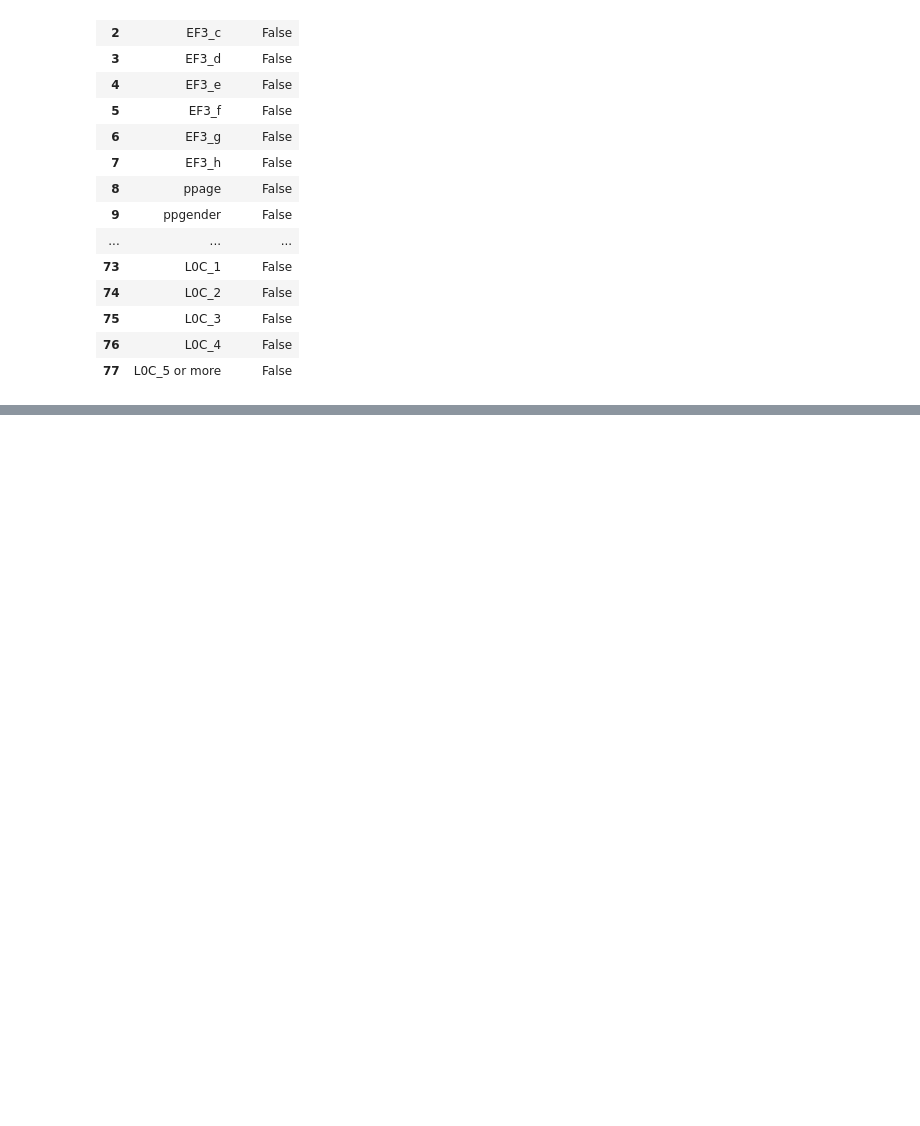
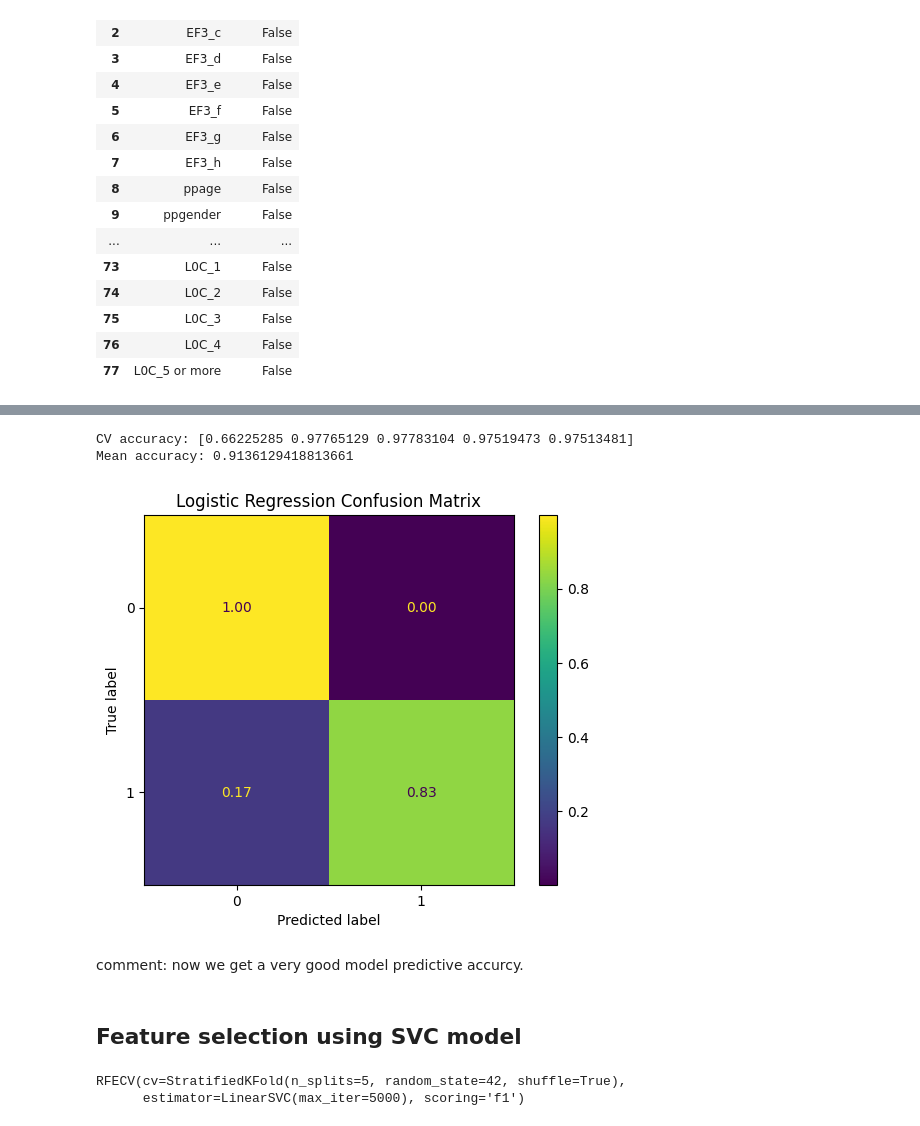
Before and after one commit to mw1296/DSAN5300, a Jupyter notebook: dsan5300_group1_final_project/code.ipynb, the cells around one changed output, grey strips where cells are left out. Cells and saved outputs as stored; diff of their text form; code cells hidden in the pictures; blank space fills up the shorter version.

```diff
--- a/dsan5300_group1_final_project/code.ipynb
+++ b/dsan5300_group1_final_project/code.ipynb
@@ -882,0 +921,16 @@ pd.DataFrame({
+# %%
+# repeat feature selection with f1
+BNPL1_logit_model = LogisticRegression(max_iter=2000) # high iterations with medium penalty
+
+rfecv = RFECV(
+    estimator=BNPL1_logit_model,
+    step=1,
+    cv=StratifiedKFold(5),
+    scoring="f1"
+)
+
+rfecv.fit(X_resampled, y_resampled)
+
+selected_features = X_resampled.columns[rfecv.support_]
+print(selected_features)
+print("Optimal number of features:", rfecv.n_features_)
@@ -882,0 +979,37 @@ pd.DataFrame({
+# %%
+# a glimpse of accuracy
+
+X_selected = X_resampled[selected_features]
+
+scores = cross_val_score(
+    BNPL1_logit_model,
+    X_selected,
+    y_resampled,
+    cv=5,
+    scoring='accuracy'
+)
+
+print("CV accuracy:", scores)
+print("Mean accuracy:", scores.mean())
+# %% [output]
+CV accuracy: [0.66225285 0.97765129 0.97783104 0.97519473 0.97513481]
+Mean accuracy: 0.9136129418813661
+# %%
+# fit logistic regression model
+BNPL1_logit_model.fit(X_selected, y_resampled)
+y_pred = BNPL1_logit_model.predict(X_selected)
+
+# confusion matrix
+BNPL1_logit_cm = confusion_matrix(y_resampled, y_pred, normalize='true')
+
+# display cm
+BNPL1_logit_cm_plot = ConfusionMatrixDisplay(confusion_matrix=BNPL1_logit_cm)
+BNPL1_logit_cm_plot.plot(values_format=".2f")
+plt.title('Logistic Regression Confusion Matrix')
+plt.show()
+# %% [output]
+[figure, added]
+# %% [markdown]
+comment: now we get a very good model predictive accurcy.
+# %% [markdown]
+## Feature selection using SVC model
@@ -882,0 +1020,12 @@ pd.DataFrame({
+# %%
+rfecv = RFECV(
+    estimator=LinearSVC(max_iter=5000),
+    step=1,
+    cv=StratifiedKFold(5, shuffle=True, random_state=42),
+    scoring="f1"
+)
+
+rfecv.fit(X_resampled, y_resampled)
+# %% [output]
+RFECV(cv=StratifiedKFold(n_splits=5, random_state=42, shuffle=True),
+      estimator=LinearSVC(max_iter=5000), scoring='f1')
```
Also changed, not shown: parts of 11 cells of this notebook, 6 other files.
